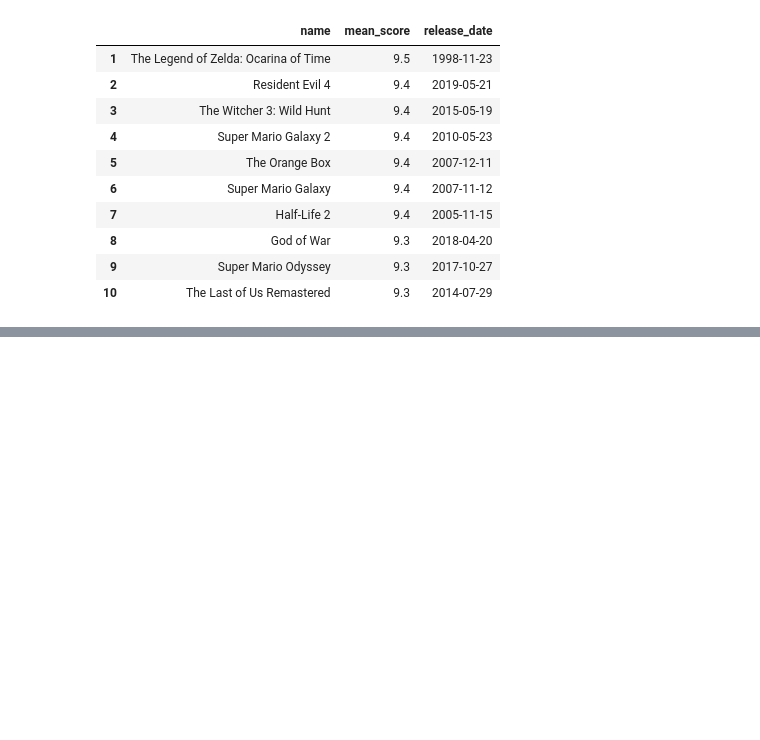
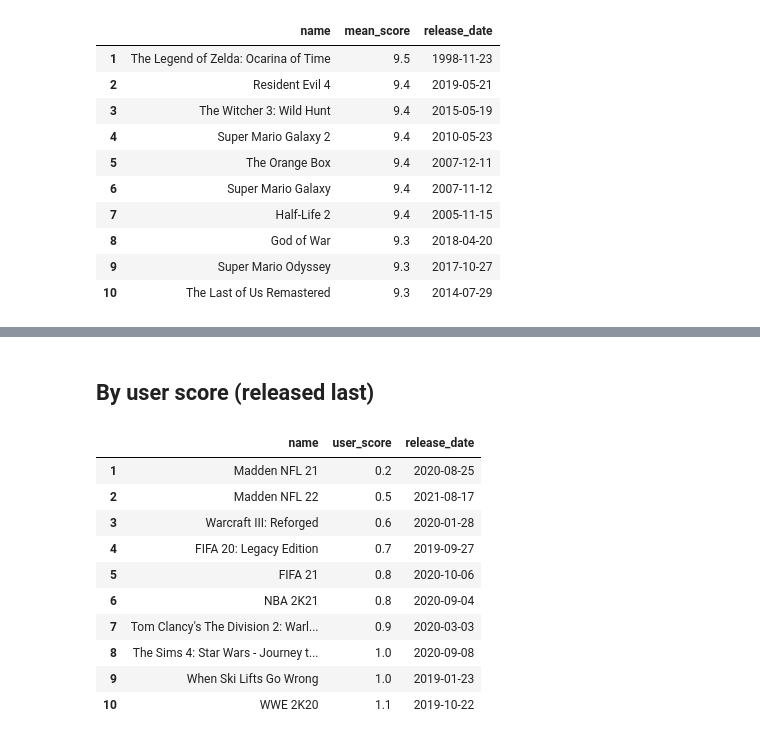
Before and after one commit to L-Carlos/metacritic-games-1995-2021, a Jupyter notebook: game_reviews.ipynb, the cells around one changed output, grey strips where cells are left out. Saved outputs shown, nothing was run; the diff lists cells and outputs as text; code cells hidden in the pictures; blank space fills up the shorter version.

```diff
--- a/game_reviews.ipynb
+++ b/game_reviews.ipynb
@@ -302,0 +375,23 @@ view_group_n(
+# %% [markdown]
+## By user score (released last)
+# %%
+view_group_n(
+    games_reviews[games_reviews.user_score != 0],
+    groupby_fields=["name"],
+    value_fields=["user_score", "release_date"],
+    agg_funcs=["min", "min"],
+    sort_by=["user_score", "release_date"],
+    asc=[True, False],
+)
+# %% [output]
+|  | name | user_score | release_date |
+| 1 | Madden NFL 21 | 0.2 | 2020-08-25 |
+| 2 | Madden NFL 22 | 0.5 | 2021-08-17 |
+| 3 | Warcraft III: Reforged | 0.6 | 2020-01-28 |
+| 4 | FIFA 20: Legacy Edition | 0.7 | 2019-09-27 |
+| 5 | FIFA 21 | 0.8 | 2020-10-06 |
+| 6 | NBA 2K21 | 0.8 | 2020-09-04 |
+| 7 | Tom Clancy's The Division 2: Warl... | 0.9 | 2020-03-03 |
+| 8 | The Sims 4: Star Wars - Journey t... | 1.0 | 2020-09-08 |
+| 9 | When Ski Lifts Go Wrong | 1.0 | 2019-01-23 |
+| 10 | WWE 2K20 | 1.1 | 2019-10-22 |
```
Also changed, not shown: parts of 11 cells of this notebook.
